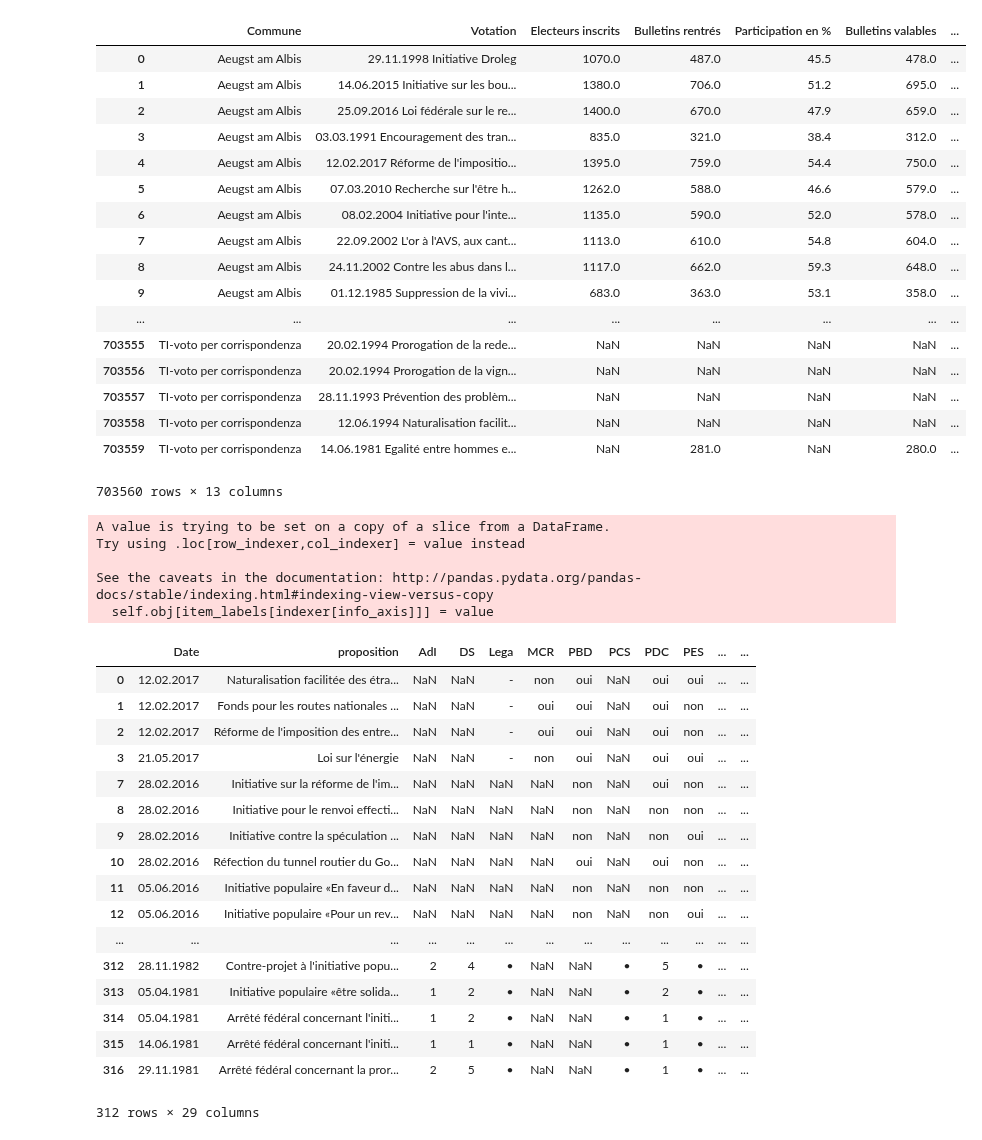
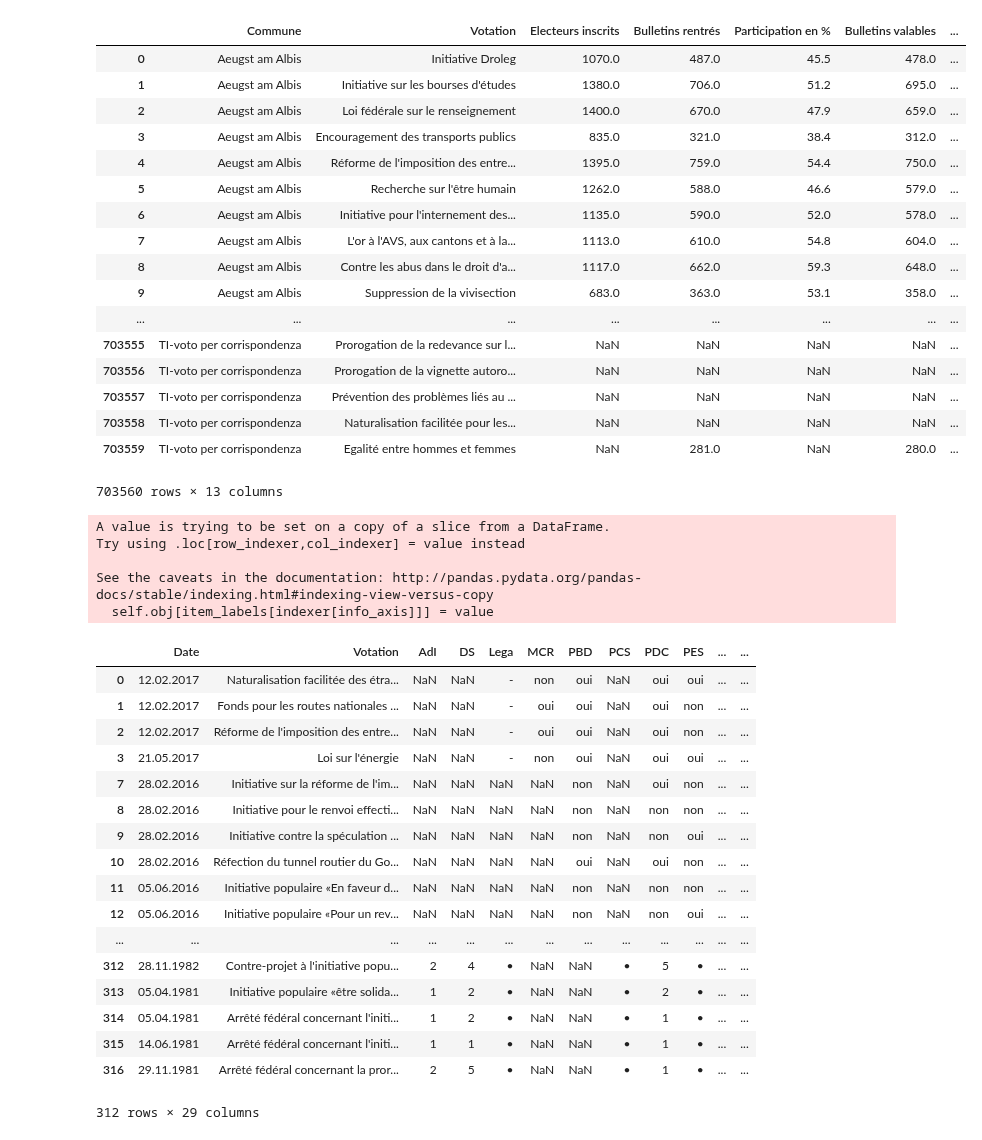
Before and after one commit to matthieuDev/ADA2017, a Jupyter notebook: project/parse parti conseil.ipynb, the cells around one changed output. Drawn from its saved outputs; the diff is of its cells as text; code cells hidden in the pictures.

```diff
--- a/project/parse parti conseil.ipynb
+++ b/project/parse parti conseil.ipynb
@@ -5,25 +9,26 @@ from difflib import SequenceMatcher
 # %%
 df  = pd.read_pickle("data/data.pkl")
 df['Date'] = df['Votation'].map(lambda x : x.split(' ')[0])
+df['Votation'] = df['Votation'].map(lambda x : ' '.join(x.split(' ')[1:]))
 df
 # %% [output]
 |  | Commune | Votation | Electeurs inscrits | Bulletins rentrés | Participation en % | Bulletins valables | ... |
-| 0 | Aeugst am Albis | 29.11.1998 Initiative Droleg | 1070.0 | 487.0 | 45.5 | 478.0 | ... |
-| 1 | Aeugst am Albis | 14.06.2015 Initiative sur les bou... | 1380.0 | 706.0 | 51.2 | 695.0 | ... |
-| 2 | Aeugst am Albis | 25.09.2016 Loi fédérale sur le re... | 1400.0 | 670.0 | 47.9 | 659.0 | ... |
-| 3 | Aeugst am Albis | 03.03.1991 Encouragement des tran... | 835.0 | 321.0 | 38.4 | 312.0 | ... |
-| 4 | Aeugst am Albis | 12.02.2017 Réforme de l'impositio... | 1395.0 | 759.0 | 54.4 | 750.0 | ... |
-| 5 | Aeugst am Albis | 07.03.2010 Recherche sur l'être h... | 1262.0 | 588.0 | 46.6 | 579.0 | ... |
-| 6 | Aeugst am Albis | 08.02.2004 Initiative pour l'inte... | 1135.0 | 590.0 | 52.0 | 578.0 | ... |
-| 7 | Aeugst am Albis | 22.09.2002 L'or à l'AVS, aux cant... | 1113.0 | 610.0 | 54.8 | 604.0 | ... |
-| 8 | Aeugst am Albis | 24.11.2002 Contre les abus dans l... | 1117.0 | 662.0 | 59.3 | 648.0 | ... |
-| 9 | Aeugst am Albis | 01.12.1985 Suppression de la vivi... | 683.0 | 363.0 | 53.1 | 358.0 | ... |
+| 0 | Aeugst am Albis | Initiative Droleg | 1070.0 | 487.0 | 45.5 | 478.0 | ... |
+| 1 | Aeugst am Albis | Initiative sur les bourses d'études | 1380.0 | 706.0 | 51.2 | 695.0 | ... |
+| 2 | Aeugst am Albis | Loi fédérale sur le renseignement | 1400.0 | 670.0 | 47.9 | 659.0 | ... |
+| 3 | Aeugst am Albis | Encouragement des transports publics | 835.0 | 321.0 | 38.4 | 312.0 | ... |
+| 4 | Aeugst am Albis | Réforme de l'imposition des entre... | 1395.0 | 759.0 | 54.4 | 750.0 | ... |
+| 5 | Aeugst am Albis | Recherche sur l'être humain | 1262.0 | 588.0 | 46.6 | 579.0 | ... |
+| 6 | Aeugst am Albis | Initiative pour l'internement des... | 1135.0 | 590.0 | 52.0 | 578.0 | ... |
+| 7 | Aeugst am Albis | L'or à l'AVS, aux cantons et à la... | 1113.0 | 610.0 | 54.8 | 604.0 | ... |
+| 8 | Aeugst am Albis | Contre les abus dans le droit d'a... | 1117.0 | 662.0 | 59.3 | 648.0 | ... |
+| 9 | Aeugst am Albis | Suppression de la vivisection | 683.0 | 363.0 | 53.1 | 358.0 | ... |
 | ... | ... | ... | ... | ... | ... | ... | ... |
-| 703555 | TI-voto per corrispondenza | 20.02.1994 Prorogation de la rede... | NaN | NaN | NaN | NaN | ... |
-| 703556 | TI-voto per corrispondenza | 20.02.1994 Prorogation de la vign... | NaN | NaN | NaN | NaN | ... |
-| 703557 | TI-voto per corrispondenza | 28.11.1993 Prévention des problèm... | NaN | NaN | NaN | NaN | ... |
-| 703558 | TI-voto per corrispondenza | 12.06.1994 Naturalisation facilit... | NaN | NaN | NaN | NaN | ... |
-| 703559 | TI-voto per corrispondenza | 14.06.1981 Egalité entre hommes e... | NaN | 281.0 | NaN | 280.0 | ... |
+| 703555 | TI-voto per corrispondenza | Prorogation de la redevance sur l... | NaN | NaN | NaN | NaN | ... |
+| 703556 | TI-voto per corrispondenza | Prorogation de la vignette autoro... | NaN | NaN | NaN | NaN | ... |
+| 703557 | TI-voto per corrispondenza | Prévention des problèmes liés au ... | NaN | NaN | NaN | NaN | ... |
+| 703558 | TI-voto per corrispondenza | Naturalisation facilitée pour les... | NaN | NaN | NaN | NaN | ... |
+| 703559 | TI-voto per corrispondenza | Egalité entre hommes et femmes | NaN | 281.0 | NaN | 280.0 | ... |
 703560 rows × 13 columns
 # %%
 xls = pd.ExcelFile('data/Recommandations des partis.xls')
@@ -68,7 +73,7 @@ for i in range ((2017-1981 + 1)) :
         recommand_inter.iloc[:,1] = recommand_inter.iloc[:,1].map(dico_no_propos)
     else :
         recommand_inter.iloc[:,1] = recommand_inter.iloc[:,1].map(dico_no_propos[1])
-    recommand_columns = ['Date','proposition'] + list(recommand_inter.iloc[0][2:])
+    recommand_columns = ['Date','Votation'] + list(recommand_inter.iloc[0][2:])
     recommand_inter.columns = recommand_columns
     recommand_inter['Date'] = recommand_inter['Date'].fillna(method = 'ffill')
     recommand_inter=recommand_inter.transpose()
@@ -80,7 +85,7 @@ recommand = recommand.transpose()
 recommand.index = range(len(recommand.index))
 recommand = recommand[~recommand.loc[:,'Date'].str.contains('Parti 1').fillna(False)]
 recommand.index = range(len(recommand.index))
-recommand = recommand[~recommand['proposition'].isnull()]
+recommand = recommand[~recommand['Votation'].isnull()]
 #recommand = recommand[recommand_columns[1:]]
 
 
@@ -99,9 +104,9 @@ recommand.loc[:,'Date'] = recommand.loc[:,'Date'].map(lambda x : good_format_mon
 recommand = recommand.loc[:,recommand.columns.drop_duplicates() ]
 parties = list(recommand.columns.drop_duplicates())
 parties.remove('Date')
-parties.remove('proposition')
+parties.remove('Votation')
 
-recommand = recommand.loc[:,['Date','proposition'] + parties]
+recommand = recommand.loc[:,['Date','Votation'] + parties]
 recommand
 # %% [output]
 A value is trying to be set on a copy of a slice from a DataFrame.
@@ -109,7 +114,7 @@ Try using .loc[row_indexer,col_indexer] = value instead
 
 See the caveats in the documentation: http://pandas.pydata.org/pandas-docs/stable/indexing.html#indexing-view-versus-copy
   self.obj[item_labels[indexer[info_axis]]] = value
-|  | Date | proposition | AdI | DS | Lega | MCR | PBD | PCS | PDC | PES | ... | ... |
+|  | Date | Votation | AdI | DS | Lega | MCR | PBD | PCS | PDC | PES | ... | ... |
 | 0 | 12.02.2017 | Naturalisation facilitée des étra... | NaN | NaN | - | non | oui | NaN | oui | oui | ... | ... |
 | 1 | 12.02.2017 | Fonds pour les routes nationales ... | NaN | NaN | - | oui | oui | NaN | oui | non | ... | ... |
 | 2 | 12.02.2017 | Réforme de l'imposition des entre... | NaN | NaN | - | oui | oui | NaN | oui | non | ... | ... |
```
Also changed, not shown: parts of 12 cells of this notebook.
